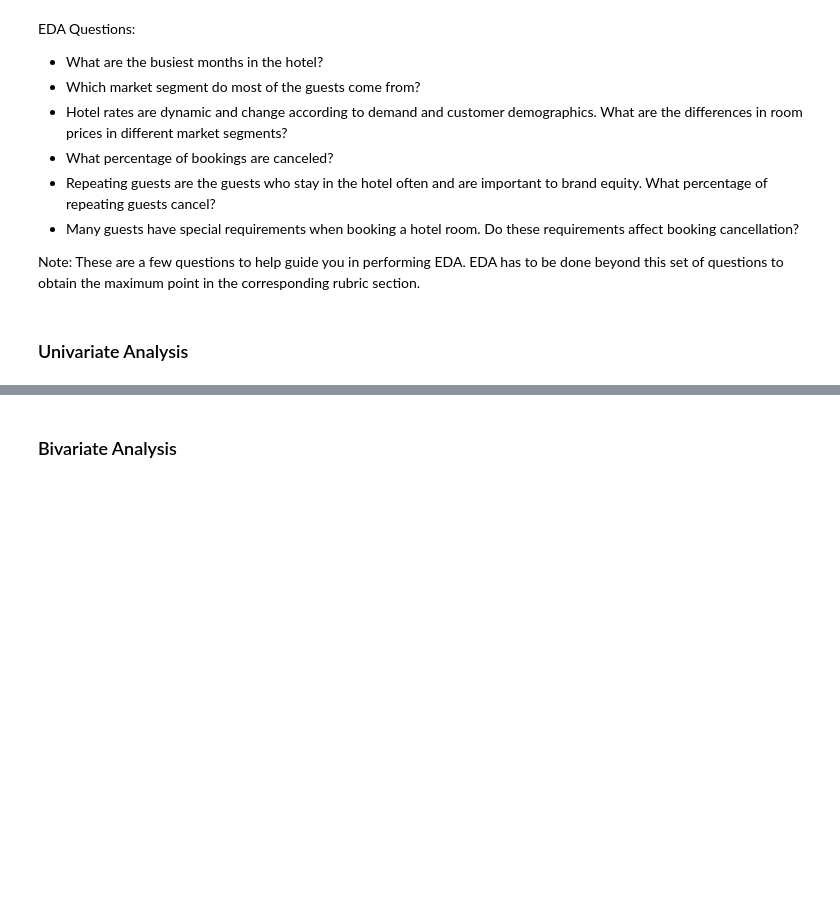
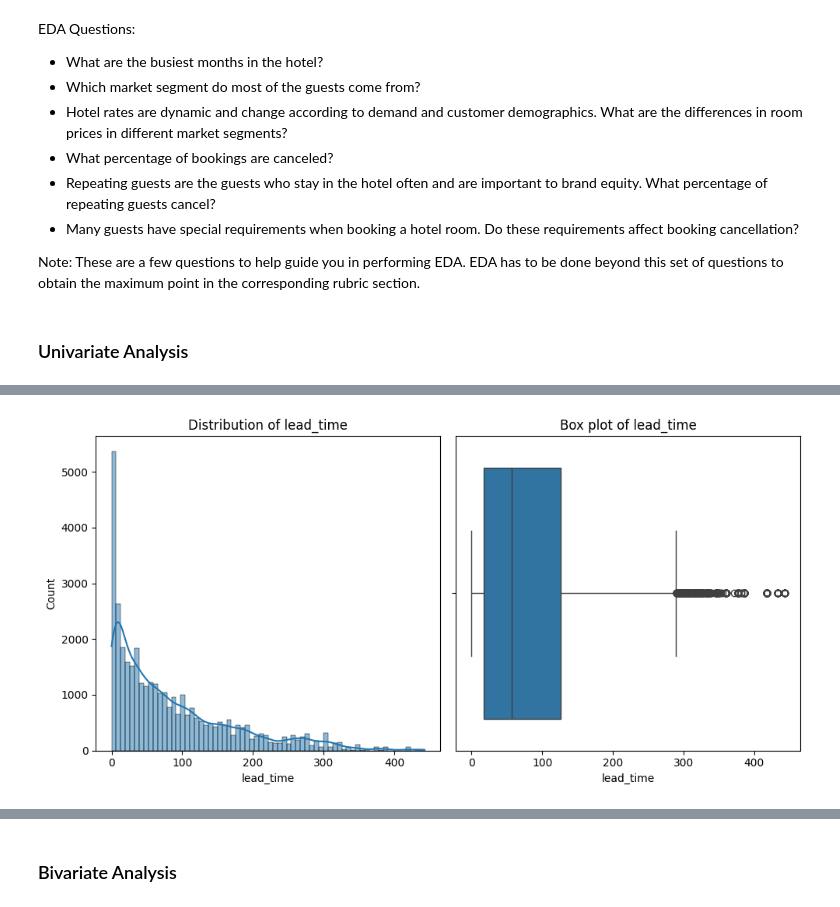
Before and after one commit to akatjizeu/Data-Science, a Jupyter notebook: deakin-bridging/ML2/ML2_INN_Full_code_Learner_notebook.ipynb, the cells around one changed output, grey strips where cells are left out. Cells and saved outputs as stored; diff of their text form; code cells hidden in the pictures; blank space fills up the shorter version.

```diff
--- a/deakin-bridging/ML2/ML2_INN_Full_code_Learner_notebook.ipynb
+++ b/deakin-bridging/ML2/ML2_INN_Full_code_Learner_notebook.ipynb
@@ -348,0 +390,4 @@ def univariate_analysis_num(df, col):
+# %%
+univariate_analysis_continous(data, 'lead_time')
+# %% [output]
+[figure, added]
```
Also changed, not shown: parts of 25 cells of this notebook.
